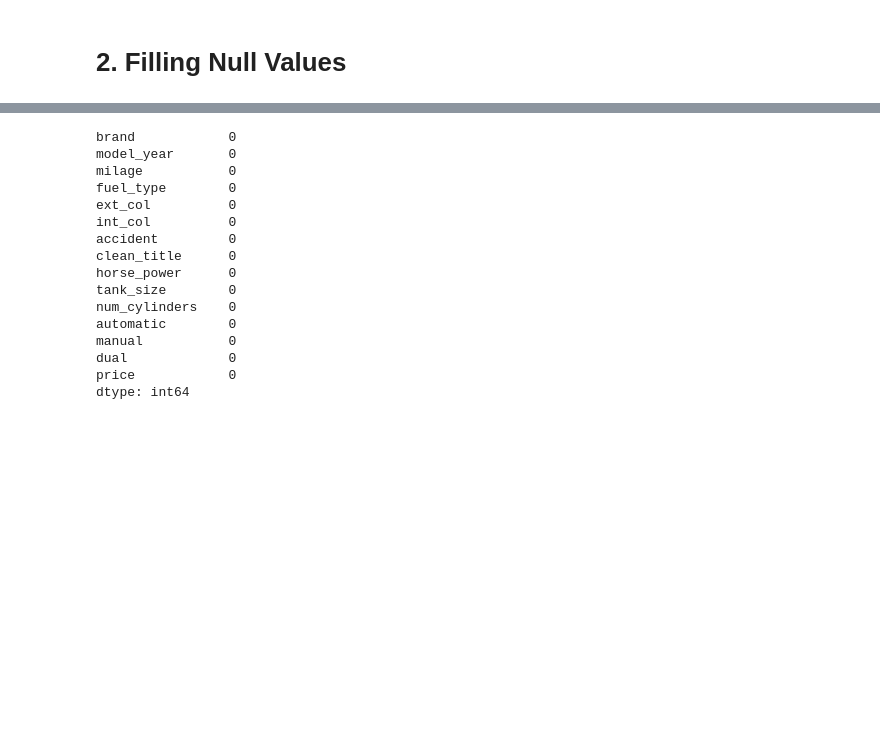
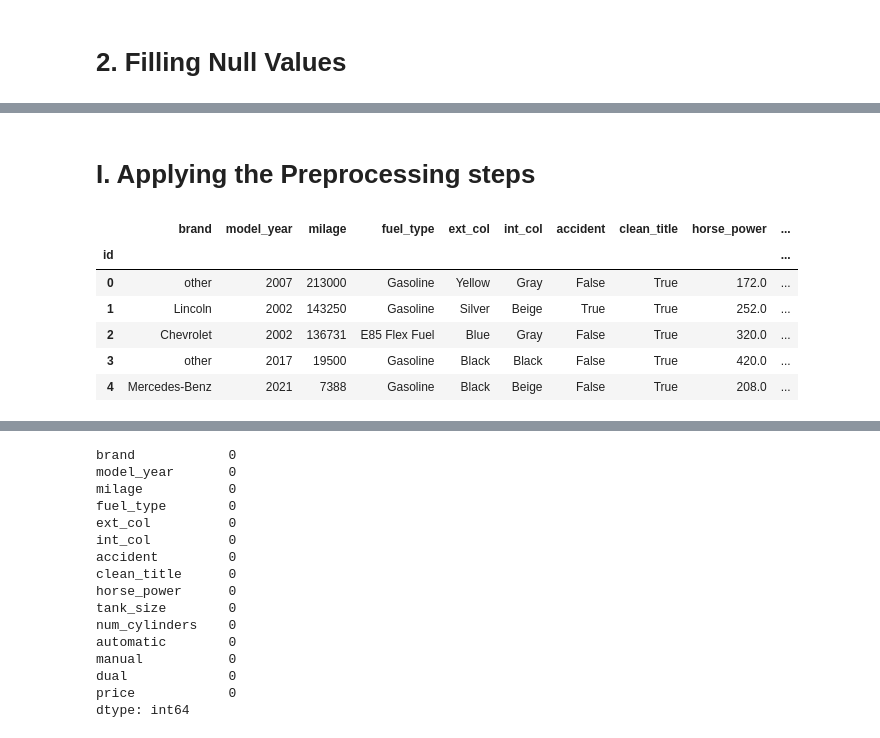
Before and after one commit to YaelDahariBIU/Tabular-Data, a Jupyter notebook: part1.ipynb, the cells around one changed output, grey strips where cells are left out. Cells and saved outputs as stored; diff of their text form; code cells hidden in the pictures; blank space fills up the shorter version.

```diff
--- a/part1.ipynb
+++ b/part1.ipynb
@@ -194,15 +141,16 @@ We will choose option 2.
 # %%
-def ImputerOne(X):
+def Imputer(X):
 	X = X.copy()
 
-	# Drop null values based on specific conditions
-	X = X[X['fuel_type'].notna() & (X['fuel_type'] != 'not supported') & (X['fuel_type'] != '–')]
-	X = X[X['accident'].notna()]
+	X["fuel_type"] = X["fuel_type"].replace('not supported', "Gasoline")
+	X["fuel_type"] = X["fuel_type"].replace('–', "Gasoline")
+	X["fuel_type"] = X["fuel_type"].replace(pd.NA, "Gasoline")
 
-	# Fill missing values in 'clean_title' column with False
+	X['accident'] = X['accident'].fillna(False)
+
 	X['clean_title'] = X['clean_title'].fillna(False)
 
-	# Fill missing values in 'horse_power', 'tank_size', and 'num_cylinders' columns with the mean rounded to the nearest whole number.
+	# need to be changed into the mean of the training set, because when we are predicting the test set, we don't want to use the test set mean
 	X['horse_power'] = X['horse_power'].fillna(round(X['horse_power'].mean()))
 
 	X['tank_size'] = X['tank_size'].fillna(round(X['tank_size'].mean()))
@@ -269,0 +167,2 @@ df.head(9).tail(1)
+# %% [markdown]
+# I. Applying the Preprocessing steps
@@ -269,0 +171,10 @@ df.head(9).tail(1)
+# %%
+df_preprocessed.head()
+# %% [output]
+|  | brand | model_year | milage | fuel_type | ext_col | int_col | accident | clean_title | horse_power | ... |
+| id |  |  |  |  |  |  |  |  |  | ... |
+| 0 | other | 2007 | 213000 | Gasoline | Yellow | Gray | False | True | 172.0 | ... |
+| 1 | Lincoln | 2002 | 143250 | Gasoline | Silver | Beige | True | True | 252.0 | ... |
+| 2 | Chevrolet | 2002 | 136731 | E85 Flex Fuel | Blue | Gray | False | True | 320.0 | ... |
+| 3 | other | 2017 | 19500 | Gasoline | Black | Black | False | True | 420.0 | ... |
+| 4 | Mercedes-Benz | 2021 | 7388 | Gasoline | Black | Beige | False | True | 208.0 | ... |
```
Also changed, not shown: parts of 37 cells of this notebook, 1 other file.
